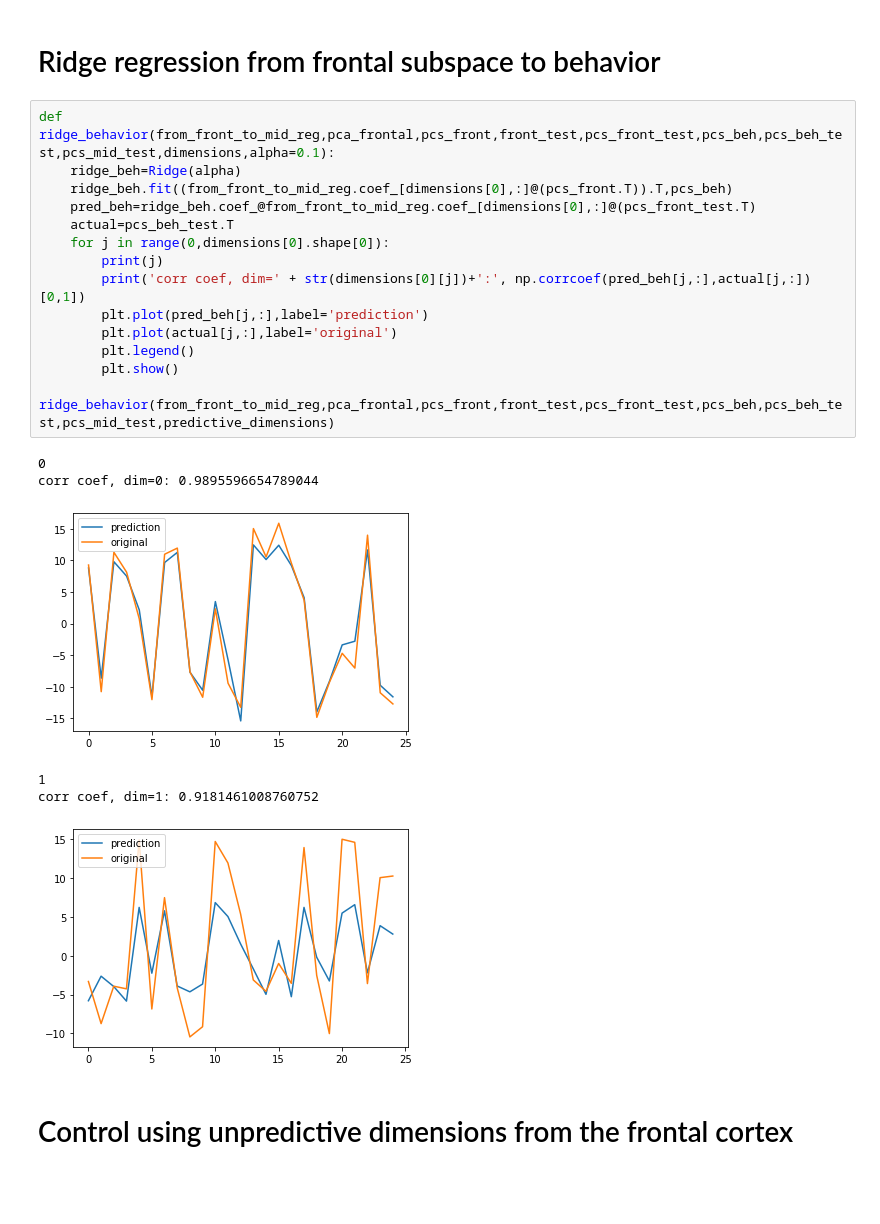
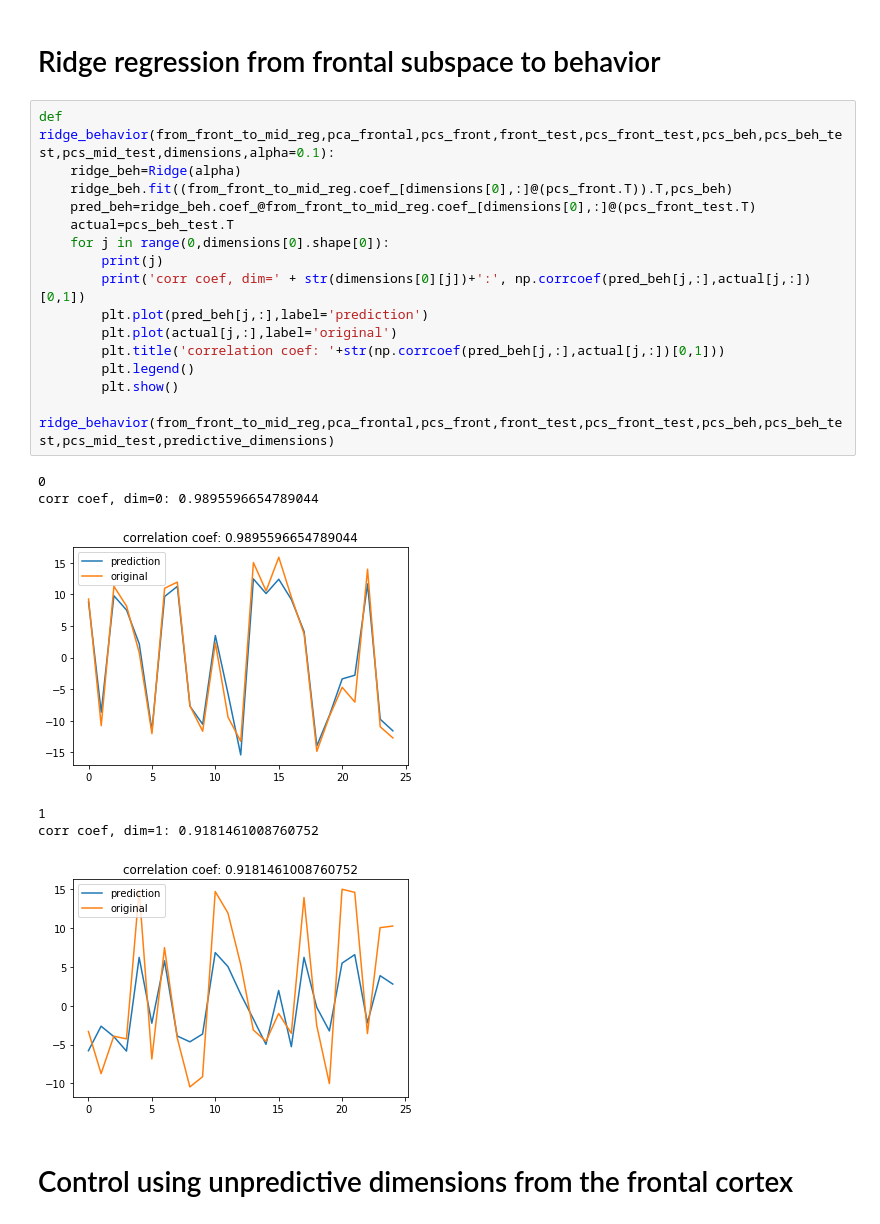
Before and after one commit to mariakesa/ConnectedLizards_NeuroMatch2020, a Jupyter notebook: NoteBookForMatthewClean.ipynb, the cells around one changed output. Saved outputs shown, nothing was run; the diff lists cells and outputs as text; blank space fills up the shorter version.

```diff
--- a/NoteBookForMatthewClean.ipynb
+++ b/NoteBookForMatthewClean.ipynb
@@ -184,25 +184,26 @@ Dimensions that best explain variance on the test set: (array([0, 1]),)
 # %%
 def ridge_behavior(from_front_to_mid_reg,pca_frontal,pcs_front,front_test,pcs_front_test,pcs_beh,pcs_beh_test,pcs_mid_test,dimensions,alpha=0.1):
     ridge_beh=Ridge(alpha)
     ridge_beh.fit((from_front_to_mid_reg.coef_[dimensions[0],:]@(pcs_front.T)).T,pcs_beh)
     pred_beh=ridge_beh.coef_@from_front_to_mid_reg.coef_[dimensions[0],:]@(pcs_front_test.T)
     actual=pcs_beh_test.T
     for j in range(0,dimensions[0].shape[0]):
         print(j)
         print('corr coef, dim=' + str(dimensions[0][j])+':', np.corrcoef(pred_beh[j,:],actual[j,:])[0,1])
         plt.plot(pred_beh[j,:],label='prediction')
         plt.plot(actual[j,:],label='original')
+        plt.title('correlation coef: '+str(np.corrcoef(pred_beh[j,:],actual[j,:])[0,1]))
         plt.legend()
         plt.show()
 
 ridge_behavior(from_front_to_mid_reg,pca_frontal,pcs_front,front_test,pcs_front_test,pcs_beh,pcs_beh_test,pcs_mid_test,predictive_dimensions)
 # %% [output]
 0
 corr coef, dim=0: 0.9895596654789044
-[figure, old version]
+[figure, new version]
 1
 corr coef, dim=1: 0.9181461008760752
-[figure, old version]
+[figure, new version]
 # %% [markdown]
 # Control using unpredictive dimensions from the frontal cortex
 # %%
```
Also changed, not shown: parts of 1 cell of this notebook.
